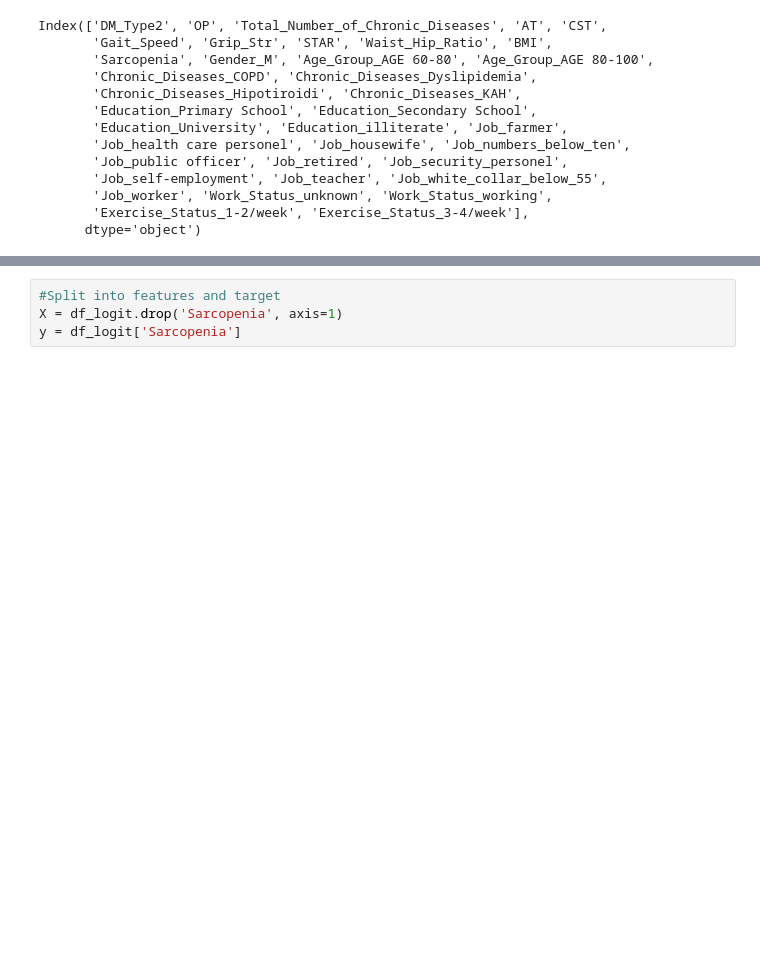
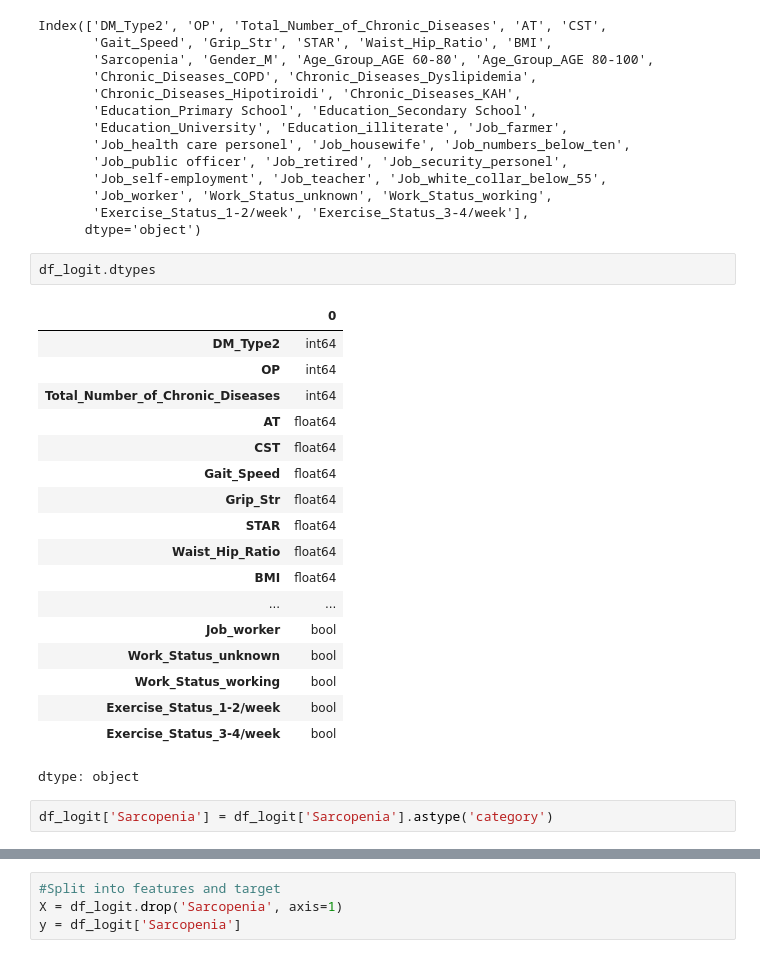
Before and after one commit to sadullahozcan/sarcopenia_eda_analysis, a Jupyter notebook: EDA_07_log_reg.ipynb, the cells around one changed output, grey strips where cells are left out. Drawn from its saved outputs; the diff is of its cells as text; blank space fills up the shorter version.

```diff
--- a/EDA_07_log_reg.ipynb
+++ b/EDA_07_log_reg.ipynb
@@ -390,3 +390,26 @@ Index(['DM_Type2', 'OP', 'Total_Number_of_Chronic_Diseases', 'AT', 'CST',
        'Job_worker', 'Work_Status_unknown', 'Work_Status_working',
        'Exercise_Status_1-2/week', 'Exercise_Status_3-4/week'],
       dtype='object')
+# %%
+df_logit.dtypes
+# %% [output]
+|  | 0 |
+| DM_Type2 | int64 |
+| OP | int64 |
+| Total_Number_of_Chronic_Diseases | int64 |
+| AT | float64 |
+| CST | float64 |
+| Gait_Speed | float64 |
+| Grip_Str | float64 |
+| STAR | float64 |
+| Waist_Hip_Ratio | float64 |
+| BMI | float64 |
+| ... | ... |
+| Job_worker | bool |
+| Work_Status_unknown | bool |
+| Work_Status_working | bool |
+| Exercise_Status_1-2/week | bool |
+| Exercise_Status_3-4/week | bool |
+dtype: object
+# %%
+df_logit['Sarcopenia'] = df_logit['Sarcopenia'].astype('category')
```
Also changed, not shown: parts of 22 cells of this notebook.
